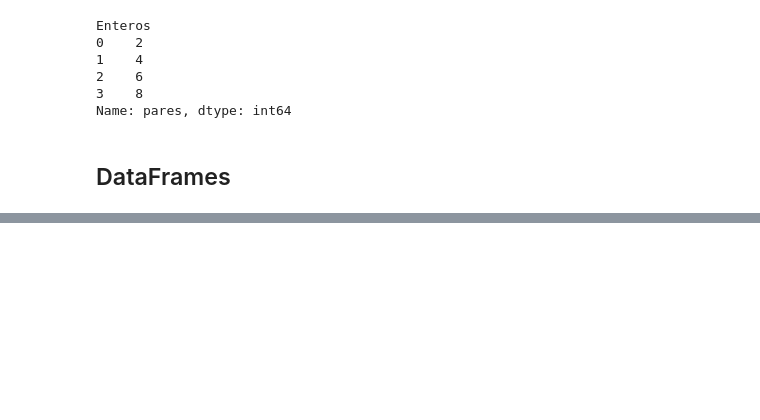
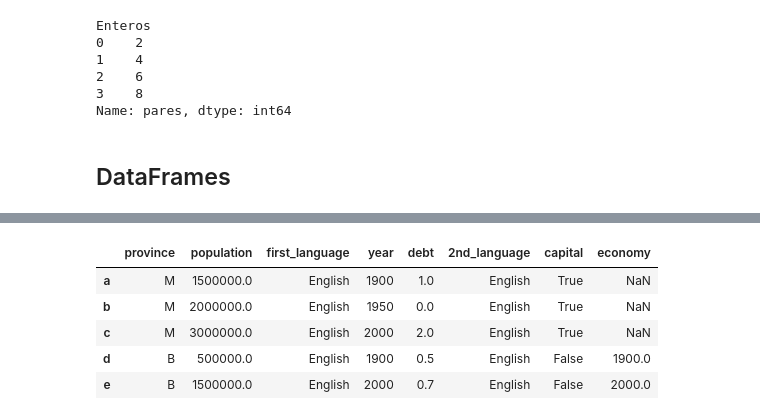
Before and after one commit to MQH15/Python, a Jupyter notebook: PANDAS.ipynb, the cells around one changed output, grey strips where cells are left out. Saved outputs shown, nothing was run; the diff lists cells and outputs as text; code cells hidden in the pictures; blank space fills up the shorter version.

```diff
--- a/PANDAS.ipynb
+++ b/PANDAS.ipynb
@@ -218,0 +456,3 @@ Name: pares, dtype: int64
+# %%
+df_a2['debt'] = [1,0,2,.5,.7]
+df_a2
@@ -218,0 +466,3 @@ Name: pares, dtype: int64
+# %%
+df_a2['capital'] = df_a2['province'] == 'M'
+df_a2
@@ -218,0 +476,3 @@ Name: pares, dtype: int64
+# %%
+df_a2['2nd_language'] = 'English'
+df_a2
@@ -218,0 +486,3 @@ Name: pares, dtype: int64
+# %%
+df_a2['economy'] = df_a2['year'][3:]
+df_a2
@@ -218,0 +496,10 @@ Name: pares, dtype: int64
+# %%
+df_a2.insert(2,'first_language',df_a2['2nd_language'])
+df_a2
+# %% [output]
+|  | province | population | first_language | year | debt | 2nd_language | capital | economy |
+| a | M | 1500000.0 | English | 1900 | 1.0 | English | True | NaN |
+| b | M | 2000000.0 | English | 1950 | 0.0 | English | True | NaN |
+| c | M | 3000000.0 | English | 2000 | 2.0 | English | True | NaN |
+| d | B | 500000.0 | English | 1900 | 0.5 | English | False | 1900.0 |
+| e | B | 1500000.0 | English | 2000 | 0.7 | English | False | 2000.0 |
```
Also changed, not shown: parts of 123 cells of this notebook.
